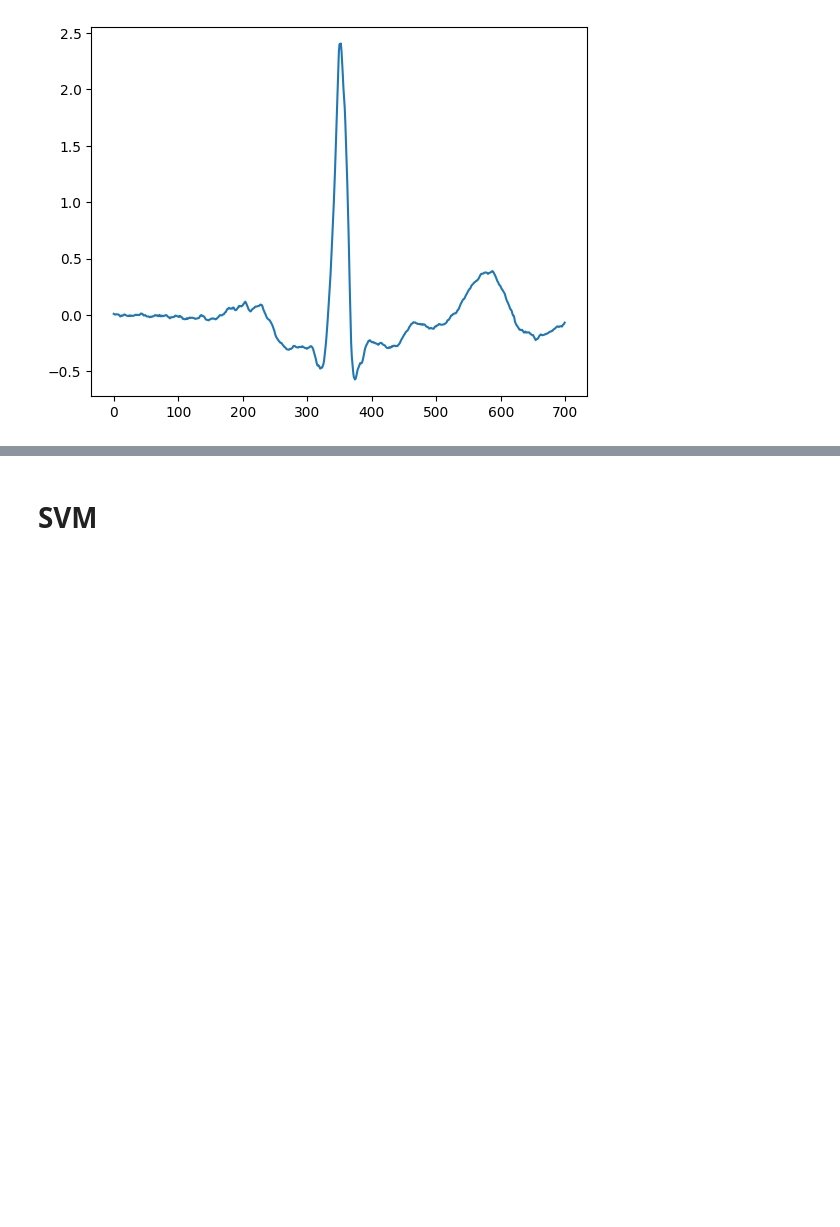
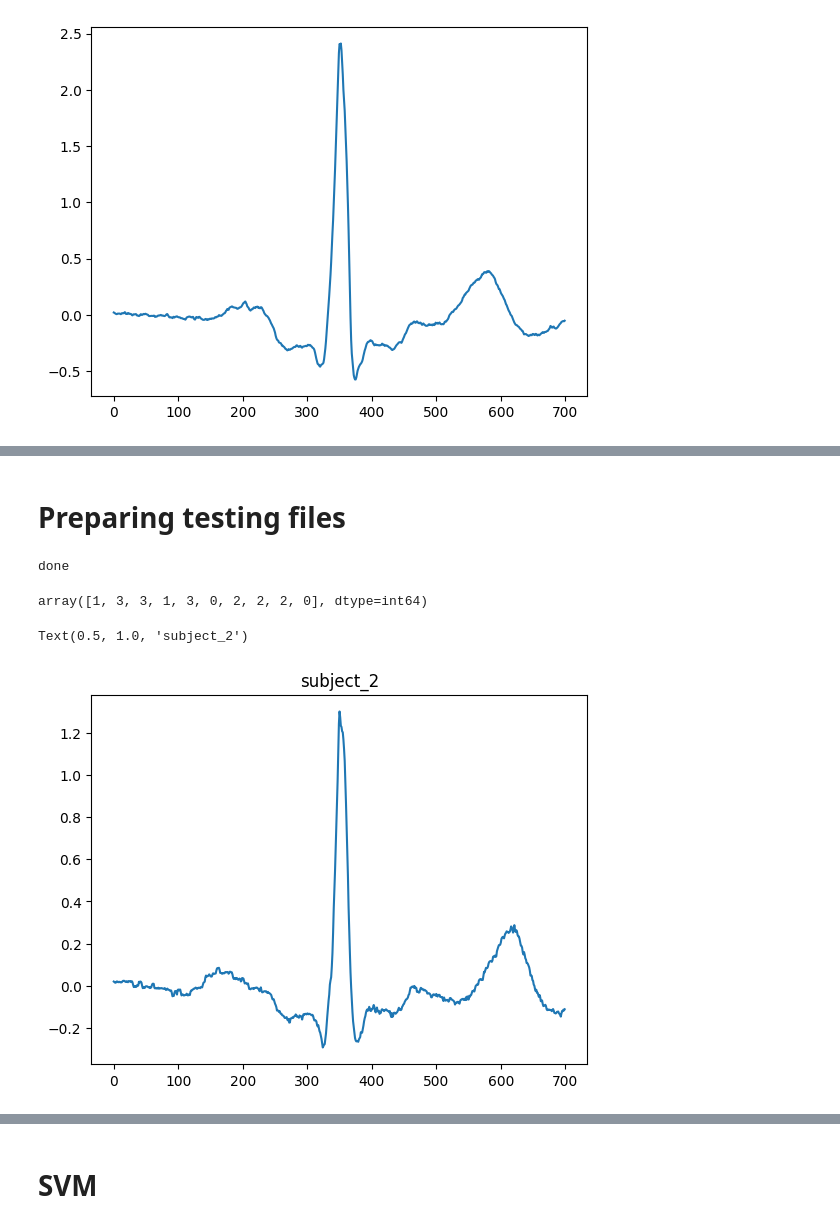
Before and after one commit to MAbdelhamid2001/Authentication-system-based-on-ECG, a Jupyter notebook: Full project.ipynb, the cells around one changed output, grey strips where cells are left out. Cells and saved outputs as stored; diff of their text form; code cells hidden in the pictures; blank space fills up the shorter version.

```diff
--- a/Full project.ipynb
+++ b/Full project.ipynb
@@ -318,0 +308,2 @@ Text(0.5, 1.0, '4')
+# %% [markdown]
+# Preparing testing files
@@ -318,0 +315,14 @@ Text(0.5, 1.0, '4')
+# %%
+preparing_test_files(X_test)
+# %% [output]
+done
+# %%
+y_train[:10]
+# %% [output]
+array([1, 3, 3, 1, 3, 0, 2, 2, 2, 0], dtype=int64)
+# %%
+plt.plot(X_train[0])
+plt.title(f'{get_sub(y_train[0])}')
+# %% [output]
+Text(0.5, 1.0, 'subject_2')
+[figure, added]
```
Also changed, not shown: parts of 66 cells of this notebook, 10 other files.
